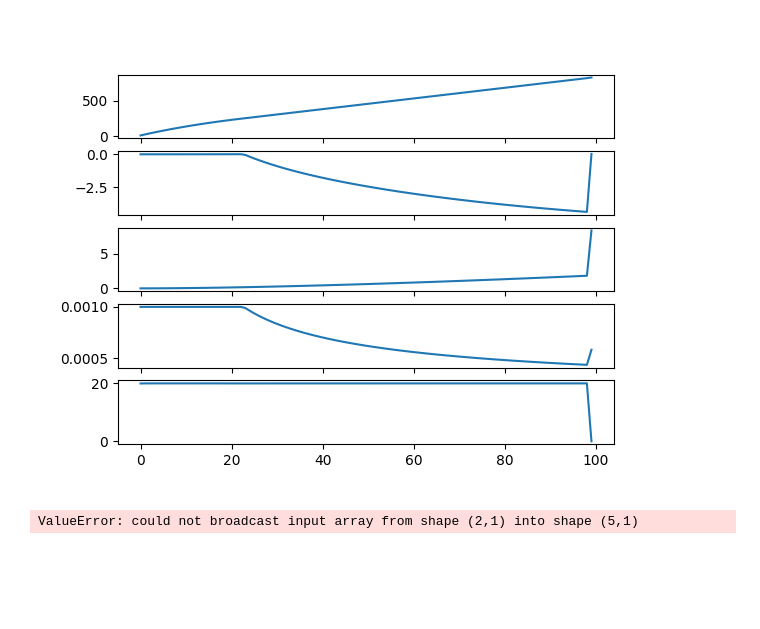
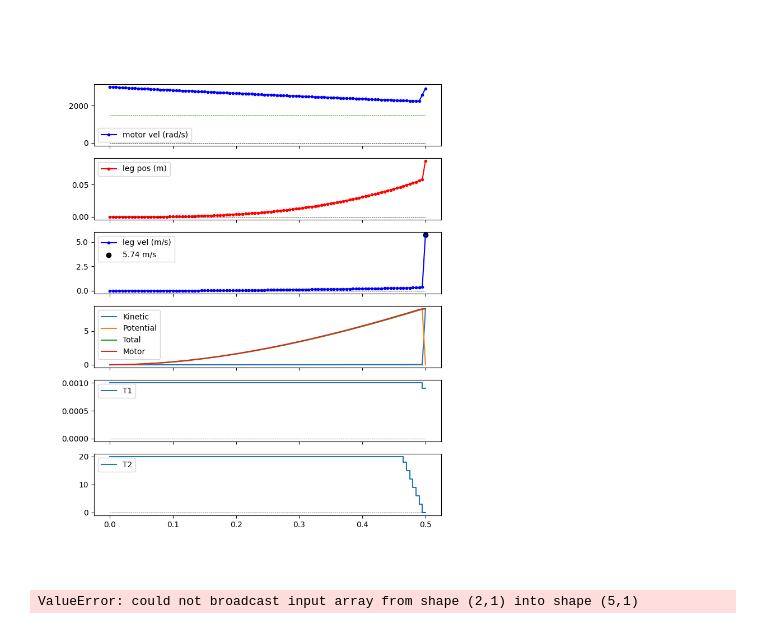
Before and after one commit to NovelMobileRobotsLab/pinto-squirrel, a Jupyter notebook: SEA/ana_casadi3.ipynb, the cells around one changed output. Cells and saved outputs as stored; diff of their text form; code cells hidden in the pictures; blank space fills up the shorter version.

```diff
--- a/SEA/ana_casadi3.ipynb
+++ b/SEA/ana_casadi3.ipynb
@@ -99,6 +99,10 @@ def opti_steps(m_l=0.5, k=3000, tau_max=0.05, omega_max=3000, nsteps=3, t=0.2, X
     opti.set_initial(Ts[0,:], T_guess[0])
     opti.set_initial(Ts[1,:], T_guess[1])
 
+    for i in range(nsteps-1):
+        opti.subject_to(opti.bounded(-0.0001, Ts[0,i+1] - Ts[0,i], 0.0001))
+        opti.subject_to(opti.bounded(-3, Ts[1,i+1] - Ts[1,i], 3))
+
     log = []
     opti.callback(lambda i: log.append(opti.debug.value(X_n)))
 
@@ -107,29 +111,59 @@ def opti_steps(m_l=0.5, k=3000, tau_max=0.05, omega_max=3000, nsteps=3, t=0.2, X
     sol = opti.solve()
 
     return sol, np.array(log), opti, X_n
-# %%
-m_l=0.5
-k=100
-tau_max=0.05
-omega_max=3000
-t_total = 0.5
-nsteps = 100
-t = t_total/nsteps
-
-sol, log, opti, X_n = opti_steps(m_l=m_l, k=k, tau_max=tau_max, omega_max=omega_max, nsteps=nsteps, t=t)
-
-plt.close('all')
-fig, axs = plt.subplots(5, 1, sharex=True)
-axs[0].plot(log[-1,0,:])
-axs[1].plot(log[-1,1,:])
-axs[2].plot(log[-1,2,:])
-axs[3].plot(log[-1,3,:])
-axs[4].plot(log[-1,4,:])
-plt.show()
-# plt.figure()
-# plt.plot(log[-1])
-# %% [output]
-[figure, removed]
+# %%
+m_l=0.5
+k=10
+tau_max=0.05
+omega_max=3000
+t_total = 0.5
+nsteps = 100
+t = t_total/nsteps
+
+sol, log, opti, X_n = opti_steps(m_l=m_l, k=k, tau_max=tau_max, omega_max=omega_max, nsteps=nsteps, t=t)
+
+X_opt = np.insert(log[-1], 0, [0,0,0,log[-1,3,0],log[-1,4,0]], axis=1)
+ts = np.linspace(0, t_total, nsteps+1)
+x_as = X_opt[0,:]
+v_as = np.gradient(x_as, ts)
+x_ls_adj = X_opt[1,:]
+v_ls = X_opt[2,:]
+x_ls = np.cumsum(v_ls) * t
+T1s = X_opt[3,:]
+T2s = X_opt[4,:]
+
+KE = (1/2)*m_l*v_ls**2
+PE = (1/2)*k*(x_as*T1s - x_ls_adj/T2s)**2
+motor_powers = tau_max*v_as*(1 - v_as/omega_max)
+E_motor = np.cumsum(motor_powers) * t
+
+plt.close('all')
+fig, axs = plt.subplots(6, 1, sharex=True, figsize=(8,10))
+ts = np.linspace(0, t_total, nsteps+1)
+
+axs[0].plot(ts, v_as, 'b.-', label='motor vel (rad/s)')
+axs[0].plot(ts, np.full(ts.shape, omega_max/2), 'g--', linewidth=0.5)
+
+axs[1].plot(ts, x_ls, 'r.-', label='leg pos (m)')
+# axs[1].plot(ts, x_ls_adj, 'r.-', label='leg pos adj (m)')
+
+axs[2].plot(ts, v_ls, 'b.-', label='leg vel (m/s)')
+axs[2].scatter(ts[-1], v_ls[-1], c='black', label=f"{round(v_ls[-1],2)} m/s")
+
+axs[3].plot(ts, KE, label='Kinetic')
+axs[3].plot(ts, PE, label='Potential')
+axs[3].plot(ts, KE+PE, label='Total')
+axs[3].plot(ts, E_motor, label='Motor')
+
+axs[4].step(ts, X_opt[3,:], label='T1')
+axs[5].step(ts, X_opt[4,:], label='T2')
+
+for ax in axs:
+    ax.plot(ts, np.zeros_like(ts), 'k--', linewidth=0.5)
+    ax.legend()
+plt.show()
+# %% [output]
+[figure, added]
 # %%
 m_l=0.5
 k=10
```
